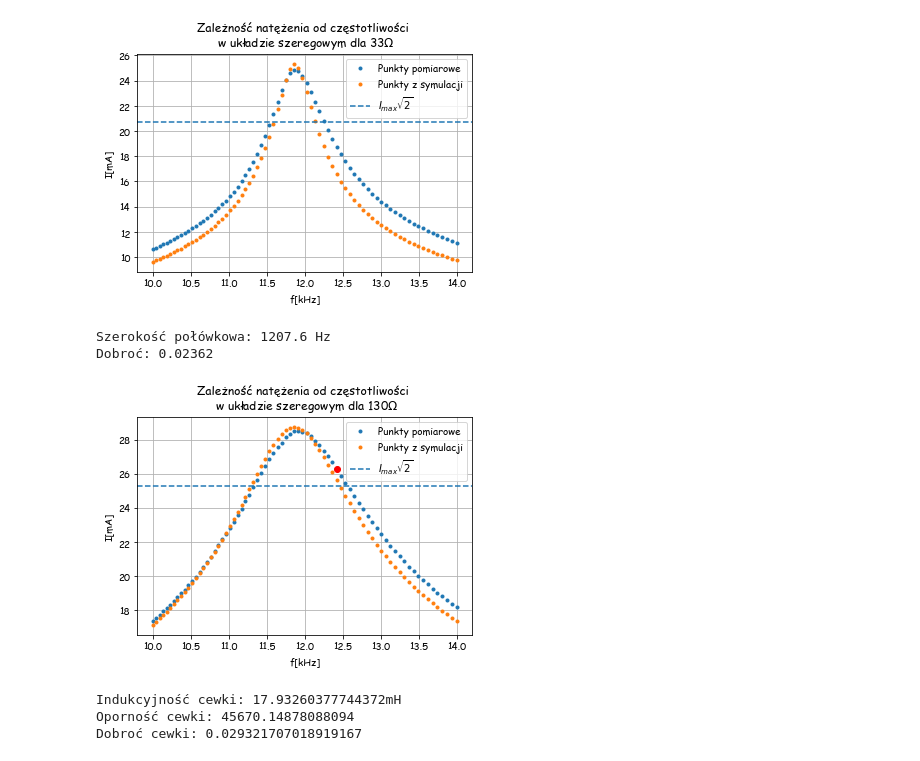
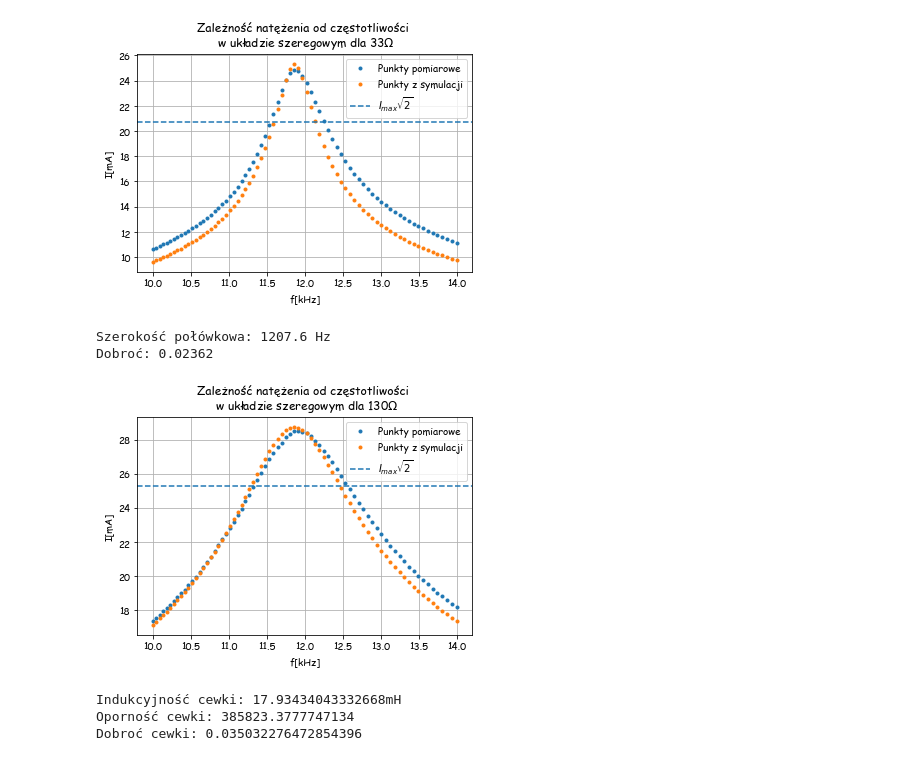
Before and after one commit to MarikinPaulina/EwEF, a Jupyter notebook: 02-Waleczny_Wrobel/Waleczny_wrobel.ipynb, the cells around one changed output. Drawn from its saved outputs; the diff is of its cells as text; code cells hidden in the pictures.

```diff
--- a/02-Waleczny_Wrobel/Waleczny_wrobel.ipynb
+++ b/02-Waleczny_Wrobel/Waleczny_wrobel.ipynb
@@ -64,37 +59,49 @@ Dobroć: 0.03491
 # %%
 Cze130['Elv_I(mA)'] = (U*Cze130['Elv_Gain']/Z(Cze130['Elv_Freq(Hz)'],R,L,C)).real * 1e3 #W mA
 Cze130['Sym_I(mA)'] = (U*Cze130['Sym_Gain']/Z(Cze130['Sym_Freq(Hz)'],R,L,C)).real * 1e3 #w mA
-wysokosc_poluwkowa_130 = (max(Cze130['Elv_I(mA)'])-min(Cze130['Elv_I(mA)']))/np.sqrt(2) + min(Cze130['Elv_I(mA)'])
-punkty_połowkowe_130 = Cze130.loc[[27,49]]
-szerokosc_poluwkowa_130 = punkty_połowkowe_130.loc[49,'Elv_Freq(Hz)'] - punkty_połowkowe_130.loc[27,'Elv_Freq(Hz)']
-dobroc_130 = max(Cze130['Elv_I(mA)'])/szerokosc_poluwkowa_130
+wysokosc_polowkowa_130 = (max(Cze130['Elv_I(mA)'])-min(Cze130['Elv_I(mA)']))/np.sqrt(2) + min(Cze130['Elv_I(mA)'])
+punkty_polowkowe_130 = Cze130.loc[[27,49]]
+szerokosc_polowkowa_130 = punkty_polowkowe_130.loc[49,'Elv_Freq(Hz)'] - punkty_polowkowe_130.loc[27,'Elv_Freq(Hz)']
+dobroc_130 = max(Cze130['Elv_I(mA)'])/szerokosc_polowkowa_130
 plt.plot(Cze130['Elv_Freq(kHz)'],Cze130['Elv_I(mA)'],'.',label = 'Punkty pomiarowe')
 plt.plot(Cze130['Sym_Freq(kHz)'],Cze130['Sym_I(mA)'],'.',label = 'Punkty z symulacji')
-plt.axhline(wysokosc_poluwkowa_130,ls = 'dashed',label='$I_{max}\sqrt{2}$')
-plt.plot(Cze130.loc[i,'Elv_Freq(kHz)'],Cze130.loc[i,'Elv_I(mA)'],'ro')
+plt.axhline(wysokosc_polowkowa_130,ls = 'dashed',label='$I_{max}\sqrt{2}$')
 plt.xlabel('f[kHz]')
 plt.ylabel('I[mA]')
 plt.grid()
 plt.legend()
 plt.title('Zależność natężenia od częstotliwości \n w układzie szeregowym dla 130$\Omega$')
 plt.savefig('Bode130.png',dpi=400)
-print(f"Szerokość połówkowa: {szerokosc_poluwkowa_130:.5} Hz")
+print(f"Szerokość połówkowa: {szerokosc_polowkowa_130:.5} Hz")
 print(f"Dobroć: {dobroc_130:.4}")
 # %% [output]
 Szerokość połówkowa: 1207.6 Hz
 Dobroć: 0.02362
-[figure, old version]
+[figure, new version]
 # %%
-Omega_0 = f_0 * 2 * np.pi
-dobroc = (dobroc_130 + dobroc_33)/2
+C = 10e-9
+L = 181e-3
+R = 33
+U = 1
+omega_0_33 = int(F_0_33['Elv_Freq(Hz)']) * 2 * np.pi
 R_g = 50
-L = 1 / C / Omega_0**2
-Q_L = (dobroc**(-1) - Omega_0*C*(R_g + R))**(-1)
-r_L = Omega_0*L/Q_L
+L_33 = 1 / C / omega_0_33**2
+Q_L_33 = (dobroc_33**(-1) - Omega_0*C*(R_g + R))**(-1)
+r_L_33 = Omega_0*L/Q_L
+
+R = 130
+omega_0_130 = int(F_0_130['Elv_Freq(Hz)']) * 2 * np.pi
+L_130 = 1 / C / omega_0_130**2
+Q_L_130 = (dobroc_33**(-1) - Omega_0*C*(R_g + R))**(-1)
+r_L_130 = Omega_0*L/Q_L
+
+L = (L_33 + L_130)/2
+Q_L = (Q_L_33 + Q_L_130)/2
+r_L = (r_L_33 + r_L_130)/2
 print(f"Indukcyjność cewki: {L*1e3}mH")
 print(f"Oporność cewki: {r_L}")
 print(f"Dobroć cewki: {Q_L}")
 # %% [output]
-Indukcyjność cewki: 17.93260377744372mH
-Oporność cewki: 45670.14878088094
-Dobroć cewki: 0.029321707018919167
+Indukcyjność cewki: 17.93434043332668mH
+Oporność cewki: 385823.3777747134
+Dobroć cewki: 0.035032276472854396
```
Also changed, not shown: parts of 4 cells of this notebook, 3 other files.
